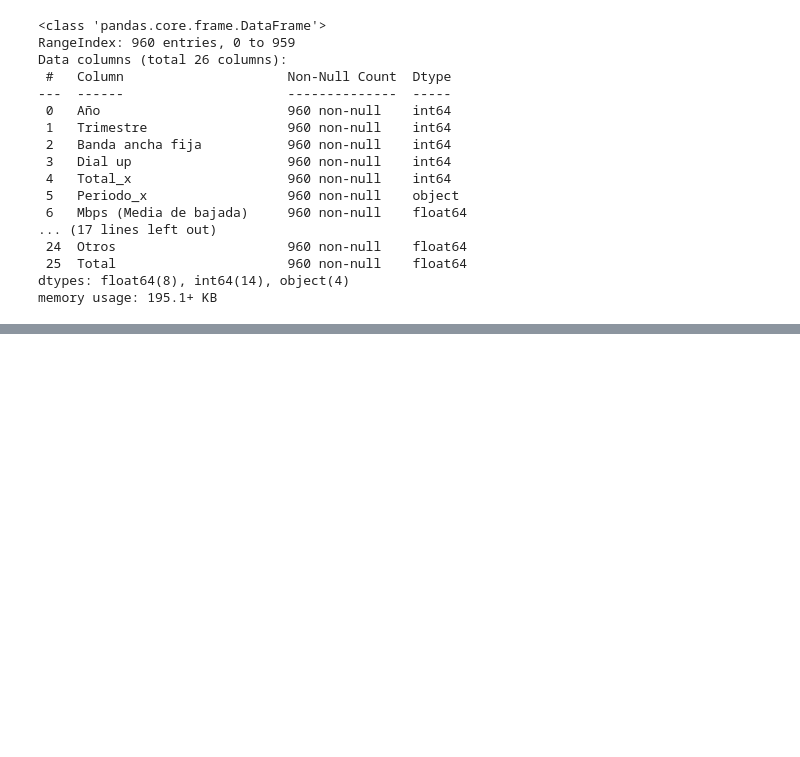
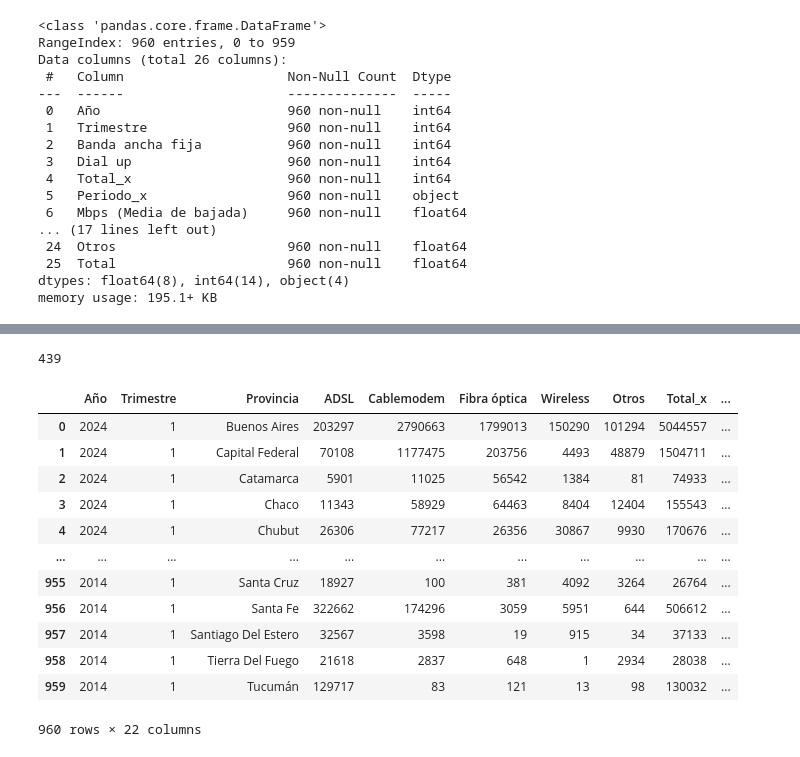
Before and after one commit to RomaDolcenera/PI2_enacom, a Jupyter notebook: ETL.ipynb, the cells around one changed output, grey strips where cells are left out. Cells and saved outputs as stored; diff of their text form; code cells hidden in the pictures; blank space fills up the shorter version.

```diff
--- a/ETL.ipynb
+++ b/ETL.ipynb
@@ -561,0 +659,20 @@ df4_nac =df4_nac.drop(['Periodo_x','Trimestre'], axis = 1)
+# %%
+same1
+# %% [output]
+439
+# %%
+df4_comb
+# %% [output]
+|  | Año | Trimestre | Provincia | ADSL | Cablemodem | Fibra óptica | Wireless | Otros | Total_x | ... |
+| 0 | 2024 | 1 | Buenos Aires | 203297 | 2790663 | 1799013 | 150290 | 101294 | 5044557 | ... |
+| 1 | 2024 | 1 | Capital Federal | 70108 | 1177475 | 203756 | 4493 | 48879 | 1504711 | ... |
+| 2 | 2024 | 1 | Catamarca | 5901 | 11025 | 56542 | 1384 | 81 | 74933 | ... |
+| 3 | 2024 | 1 | Chaco | 11343 | 58929 | 64463 | 8404 | 12404 | 155543 | ... |
+| 4 | 2024 | 1 | Chubut | 26306 | 77217 | 26356 | 30867 | 9930 | 170676 | ... |
+| ... | ... | ... | ... | ... | ... | ... | ... | ... | ... | ... |
+| 955 | 2014 | 1 | Santa Cruz | 18927 | 100 | 381 | 4092 | 3264 | 26764 | ... |
+| 956 | 2014 | 1 | Santa Fe | 322662 | 174296 | 3059 | 5951 | 644 | 506612 | ... |
+| 957 | 2014 | 1 | Santiago Del Estero | 32567 | 3598 | 19 | 915 | 34 | 37133 | ... |
+| 958 | 2014 | 1 | Tierra Del Fuego | 21618 | 2837 | 648 | 1 | 2934 | 28038 | ... |
+| 959 | 2014 | 1 | Tucumán | 129717 | 83 | 121 | 13 | 98 | 130032 | ... |
+960 rows × 22 columns
```
Also changed, not shown: parts of 18 cells of this notebook, 2 other files.
